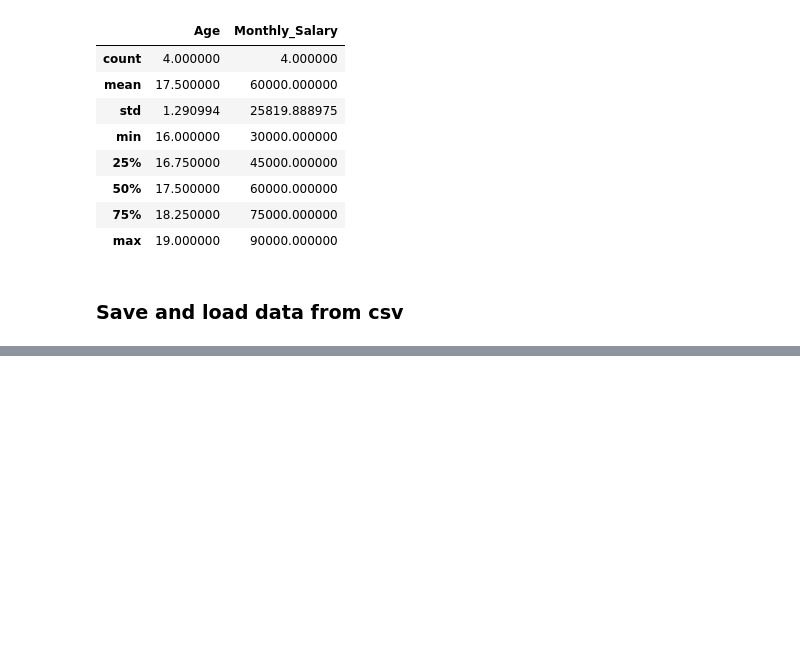
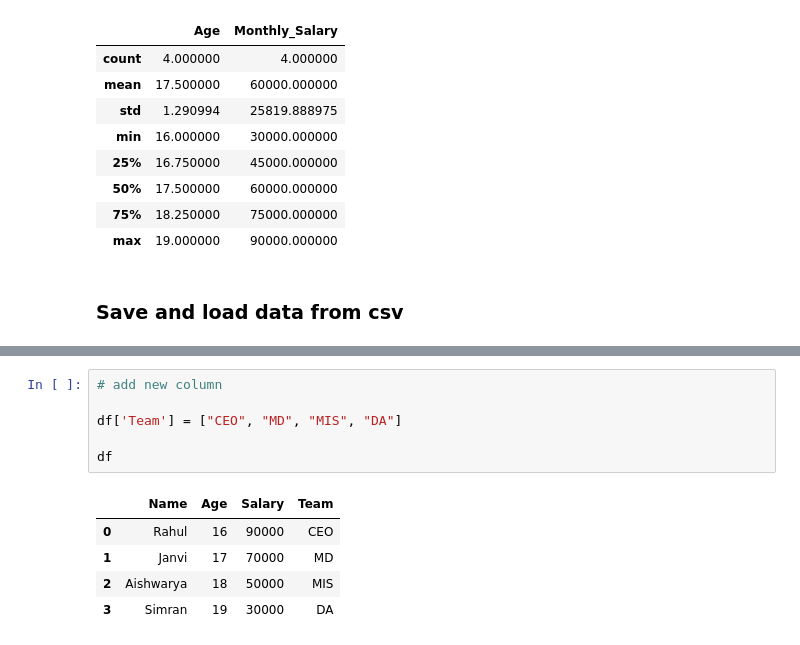
Before and after one commit to rahulgoraksha/python-revision-experiments, a Jupyter notebook: libraries/pandas.ipynb, the cells around one changed output, grey strips where cells are left out. Cells and saved outputs as stored; diff of their text form; blank space fills up the shorter version.

```diff
--- a/libraries/pandas.ipynb
+++ b/libraries/pandas.ipynb
@@ -146,0 +242,12 @@ df.describe() # statistical summary of the table
+# %%
+# add new column
+
+df['Team'] = ["CEO", "MD", "MIS", "DA"]
+
+df
+# %% [output]
+|  | Name | Age | Salary | Team |
+| 0 | Rahul | 16 | 90000 | CEO |
+| 1 | Janvi | 17 | 70000 | MD |
+| 2 | Aishwarya | 18 | 50000 | MIS |
+| 3 | Simran | 19 | 30000 | DA |
```
Also changed, not shown: parts of 25 cells of this notebook, 4 other files.
